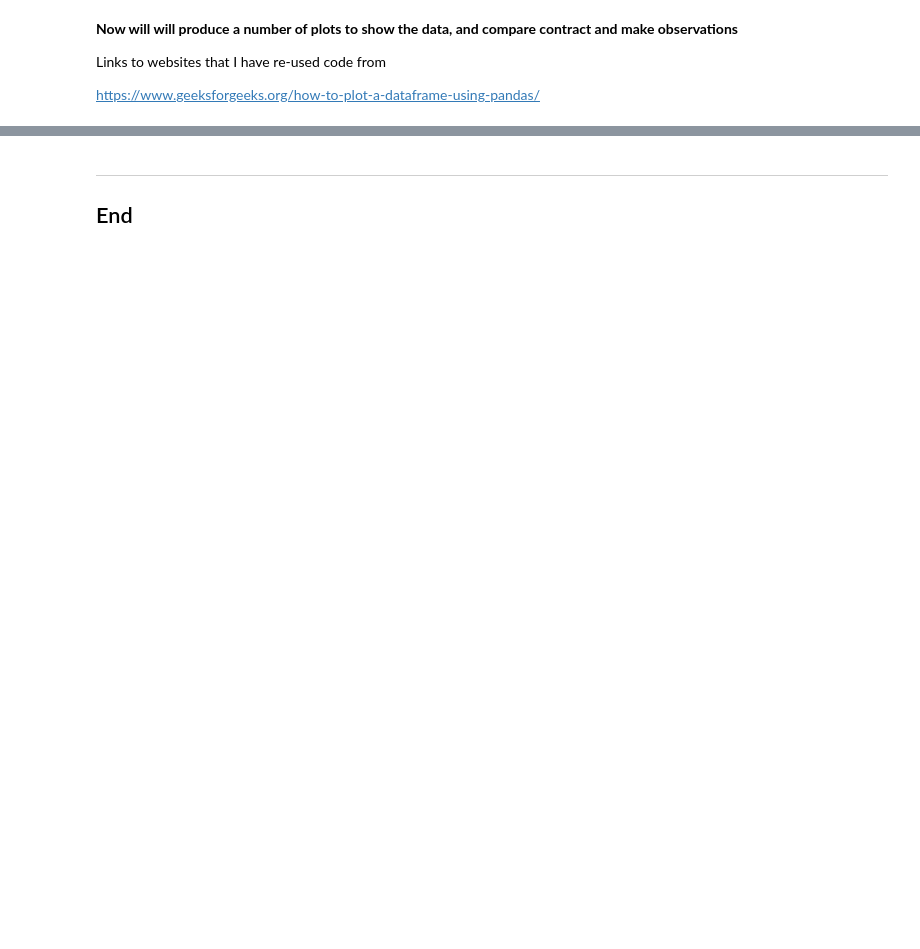
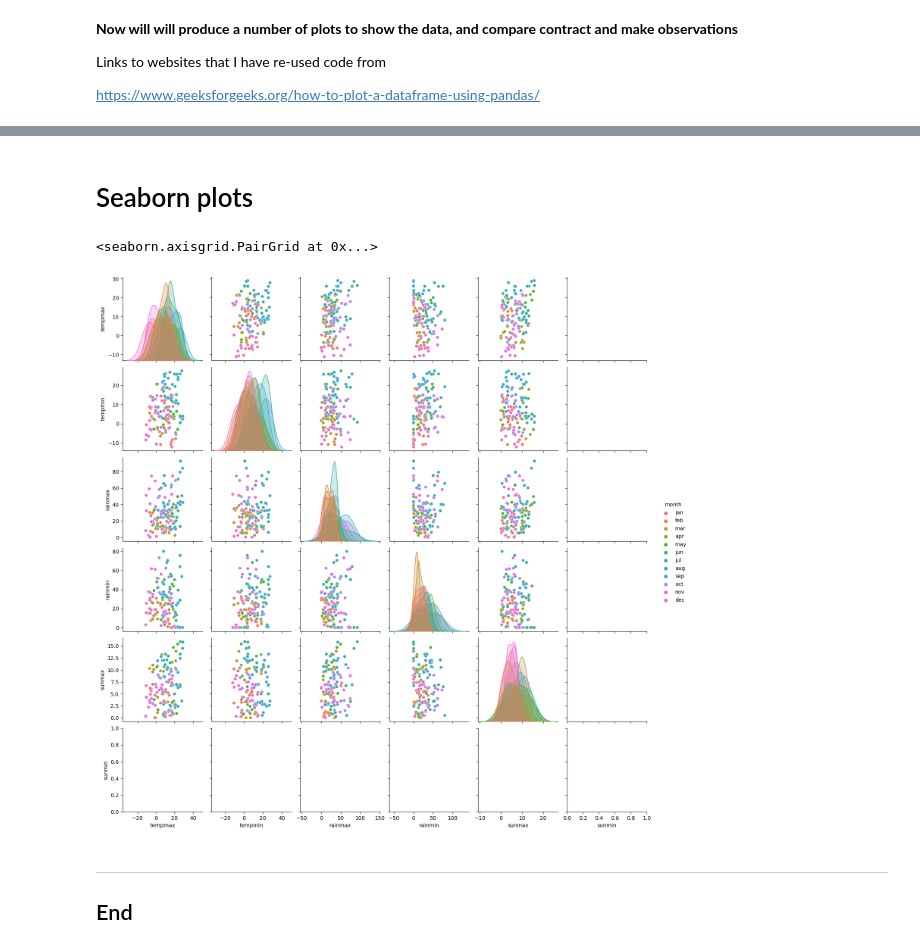
Before and after one commit to cpjm/pfda_project1, a Jupyter notebook: project1.ipynb, the cells around one changed output, grey strips where cells are left out. Cells and saved outputs as stored; diff of their text form; code cells hidden in the pictures; blank space fills up the shorter version.

```diff
--- a/project1.ipynb
+++ b/project1.ipynb
@@ -335,3 +434,10 @@ plt.show()
+# %% [markdown]
+# Seaborn plots
+# %%
+sns.pairplot(df_new, hue='month')
+# %% [output]
+<seaborn.axisgrid.PairGrid at 0x...>
+[figure, added]
 # %% [markdown]
 ***
 
```
Also changed, not shown: parts of 4 cells of this notebook.
